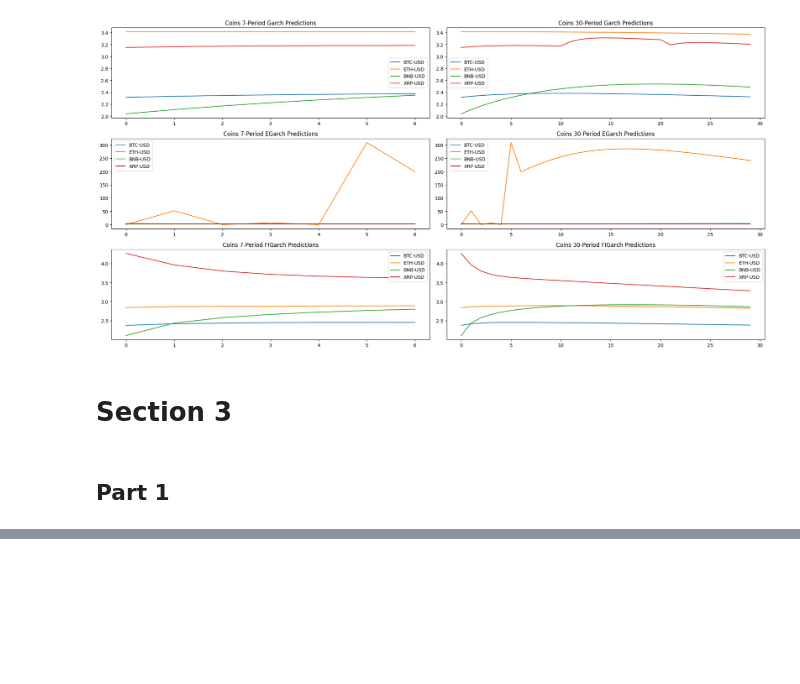
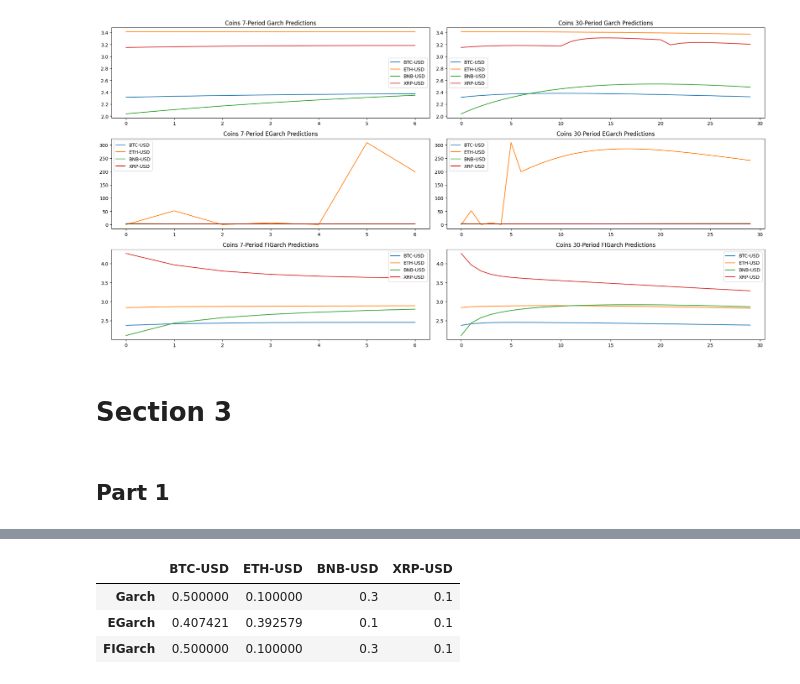
Before and after one commit to K-T-P/Trading-Algorithms-Project, a Jupyter notebook: project.ipynb, the cells around one changed output, grey strips where cells are left out. Saved outputs shown, nothing was run; the diff lists cells and outputs as text; code cells hidden in the pictures; blank space fills up the shorter version.

```diff
--- a/project.ipynb
+++ b/project.ipynb
@@ -29,6 +29,12 @@ def get_coins_data(coins, start, end):
 # %%
 data = get_coins_data(coins, start_date, end_date)
 data = data.dropna()
+market_caps = pd.Series()
+
+for coin in coins:
+    stock = yf.Ticker(coin)
+    market_cap = stock.info["marketCap"]
+    market_caps.loc[coin] = market_cap
 # %%
 train_data = data.loc[train_start:train_end]
 test_data = data.loc[test_start:test_end]
@@ -143,6 +157,6 @@ plt.show()
 # %% [markdown]
 ## Part 1
 # %%
-mean_volatilities = volatilities.T.groupby(level=0).mean().T
+mean_volatilities = volatilities.T.groupby(level=0).mean().T / 100
 print(mean_volatilities)
 # %% [output]
@@ -152,0 +173,8 @@ FIGarch  2.700759   2.42864    2.870749  3.664149
+# %%
+cov_matrix = risk_models.sample_cov(train_data)
+delta = black_litterman.market_implied_risk_aversion(train_data)
+market_prior = black_litterman.market_implied_prior_returns(
+    market_caps, delta, cov_matrix
+)
+
+print("Initial Market Prior:\n", market_prior)
@@ -152,0 +188,23 @@ FIGarch  2.700759   2.42864    2.870749  3.664149
+# %%
+weights_dict = {}
+
+for model in mean_volatilities.index:
+    bl = BlackLittermanModel(
+        cov_matrix,
+        absolute_views=mean_volatilities.loc[model],
+        pi=market_prior,
+    )
+
+    bl_returns = bl.bl_returns()
+    ef = EfficientFrontier(bl_returns, cov_matrix)
+    ef.add_constraint(lambda w: w >= 0.1)
+    ef.add_constraint(lambda w: w <= 0.5)
+    weights = ef.max_sharpe()
+
+    bl_weights = pd.DataFrame(
+        list(weights.items()), columns=["symbol", "weight"]
+    ).set_index("symbol")
+
+    print("\n", model)
+    performance = ef.portfolio_performance(verbose=True)
+    weights_dict[model] = weights
@@ -152,0 +226,8 @@ FIGarch  2.700759   2.42864    2.870749  3.664149
+# %%
+# Print optimized weights
+pd.DataFrame(weights_dict).T
+# %% [output]
+|  | BTC-USD | ETH-USD | BNB-USD | XRP-USD |
+| Garch | 0.500000 | 0.100000 | 0.3 | 0.1 |
+| EGarch | 0.407421 | 0.392579 | 0.1 | 0.1 |
+| FIGarch | 0.500000 | 0.100000 | 0.3 | 0.1 |
```
Also changed, not shown: parts of 6 cells of this notebook.
